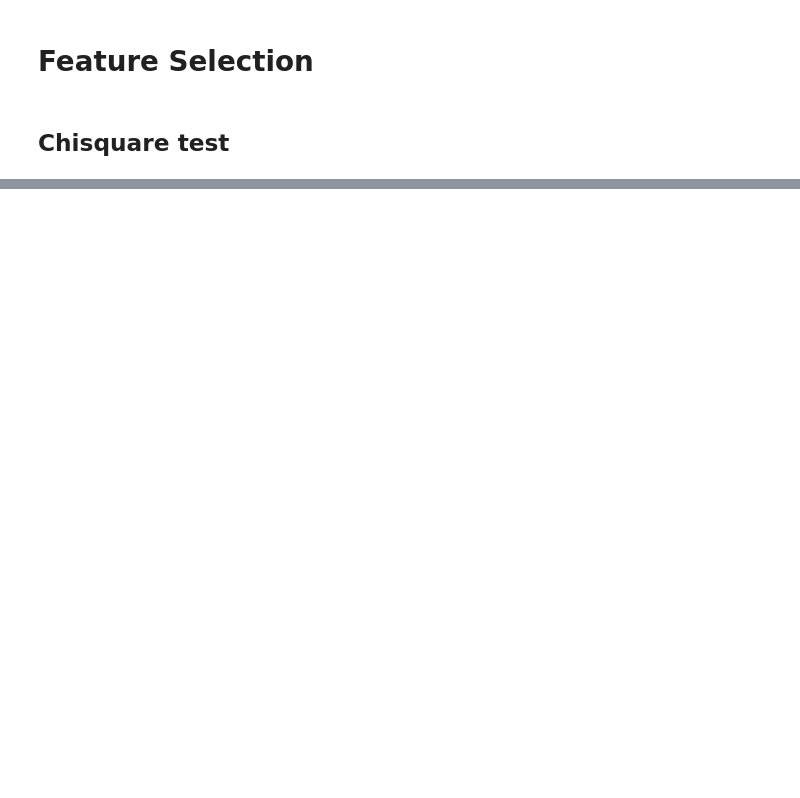
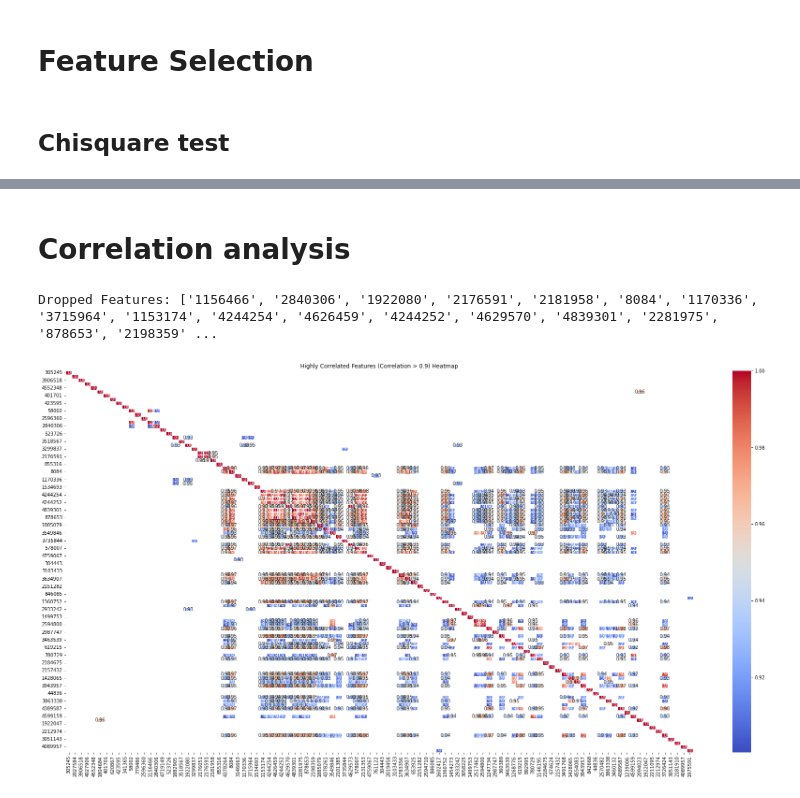
Before and after one commit to omicscodeathon/salmonellaml, a Jupyter notebook: notebooks/dimentionality_reduction_2.ipynb, the cells around one changed output, grey strips where cells are left out. Saved outputs shown, nothing was run; the diff lists cells and outputs as text; code cells hidden in the pictures; blank space fills up the shorter version.

```diff
--- a/notebooks/dimentionality_reduction_2.ipynb
+++ b/notebooks/dimentionality_reduction_2.ipynb
@@ -1651,0 +856,43 @@ df_filtered
+# %% [markdown]
+# Correlation analysis
+# %%
+import pandas as pd
+import numpy as np
+X_new=df_training_chsq[sq]
+
+# Calculate the correlation matrix
+correlation_matrix = X_new.corr()
+
+# Create a mask to identify pairs with correlation > 0.9
+mask = np.abs(correlation_matrix) >= 0.9
+
+# Get the indices of the correlated pairs
+correlated_pairs = np.argwhere(mask)
+
+# Create a set to store the indices of features to drop
+indices_to_drop = set()
+
+# Iterate through correlated pairs and drop one feature from each pair
+for i, j in correlated_pairs:
+    if i != j and i not in indices_to_drop and j not in indices_to_drop:
+        # Drop feature j (you can choose i if you prefer)
+        indices_to_drop.add(j)
+
+# Drop the identified features by their indices
+X_filtered = X_new.drop(X_new.columns[list(indices_to_drop)], axis=1)
+
+# Print the names of the dropped features
+dropped_feature_names = [X_new.columns[i] for i in indices_to_drop]
+print("Dropped Features:", dropped_feature_names)
+X_filtered
+# Create a mask to identify pairs with correlation > 0.9
+mask = np.abs(correlation_matrix) >= 0.9
+
+# Create a heatmap of the highly correlated features
+plt.figure(figsize=(30, 15))
+sns.heatmap(correlation_matrix[mask], annot=True, cmap='coolwarm', fmt=".2f", linewidths=0.5)
+plt.title('Highly Correlated Features (Correlation > 0.9) Heatmap')
+plt.show()
+# %% [output]
+Dropped Features: ['1156466', '2840306', '1922080', '2176591', '2181958', '8084', '1170336', '3715964', '1153174', '4244254', '4626459', '4244252', '4629570', '4839301', '2281975', '878653', '2198359' ...
+[figure, added]
```
Also changed, not shown: parts of 94 cells of this notebook, 1 other file.
